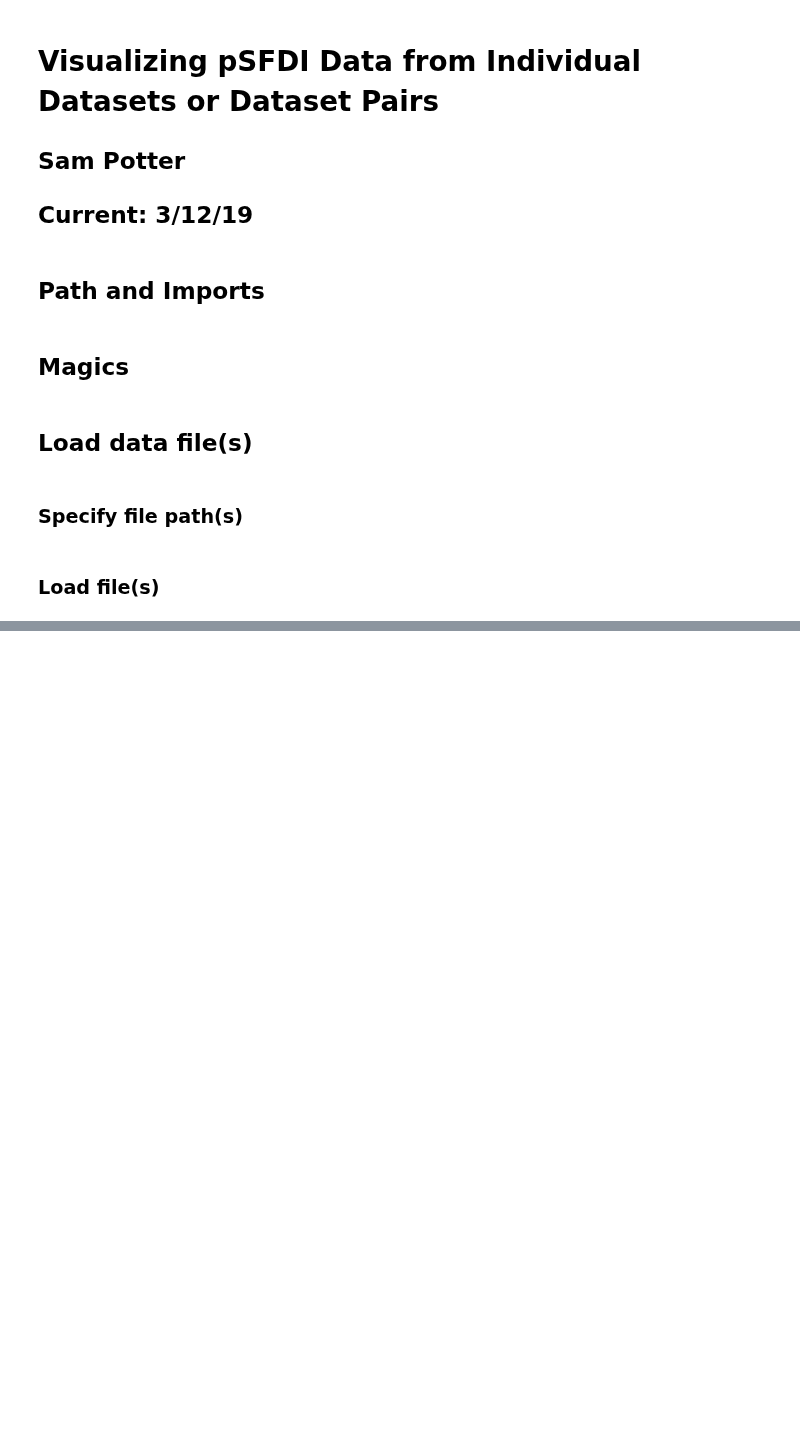
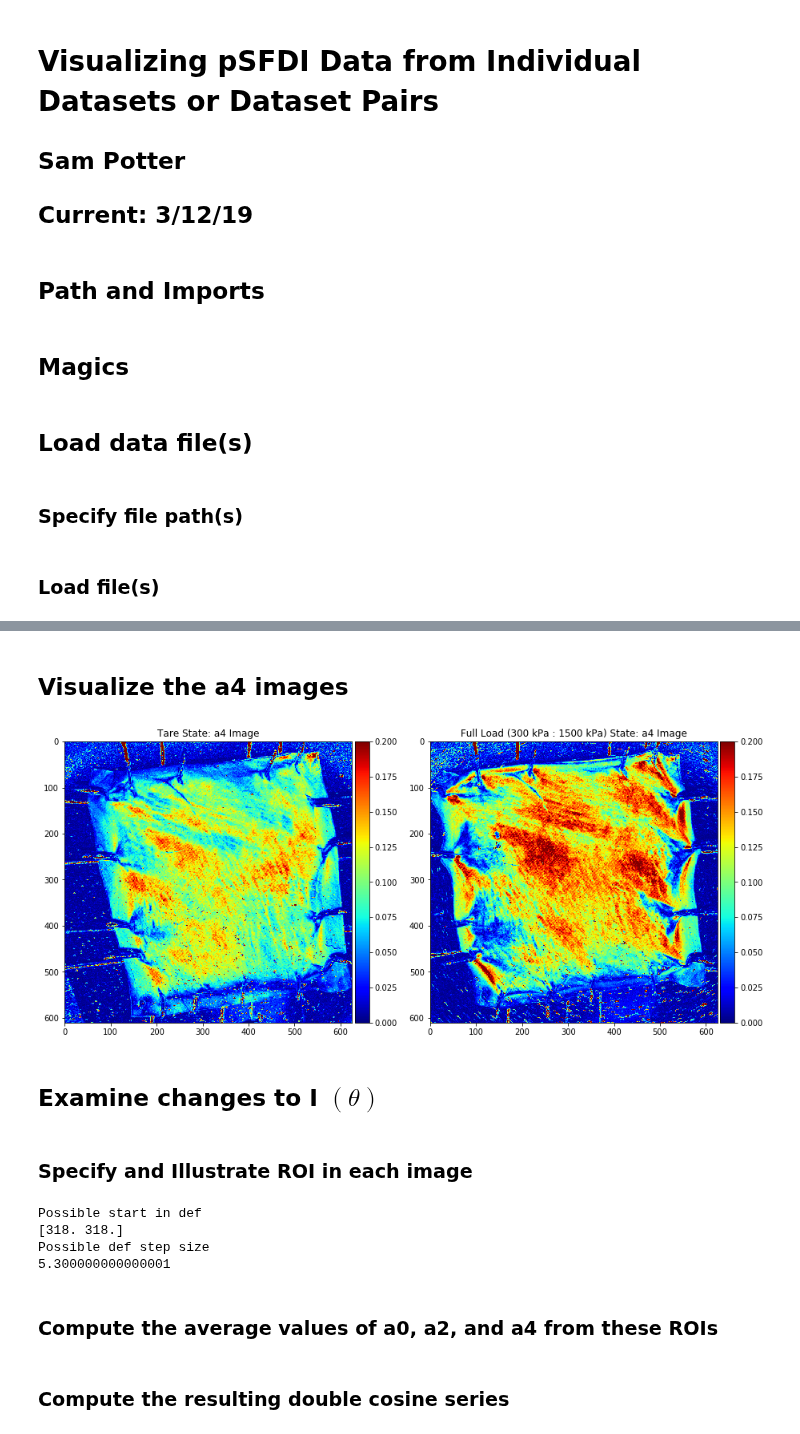
Before and after one commit to mfkiwl/splineDIC, a Jupyter notebook: notebooks/report/stp_report_pSFDI_data_viz.ipynb, the cells around one changed output, grey strips where cells are left out. Drawn from its saved outputs; the diff is of its cells as text; code cells hidden in the pictures; blank space fills up the shorter version.

```diff
--- a/notebooks/report/stp_report_pSFDI_data_viz.ipynb
+++ b/notebooks/report/stp_report_pSFDI_data_viz.ipynb
@@ -34,0 +81,55 @@ s40_data = fileIO.read_mat_file(s40_data_path)
+# %% [markdown]
+## Visualize the a4 images
+# %%
+colorlimits = (0, 0.2)
+
+fig, (ax0, ax1) = plt.subplots(1, 2, figsize=(15, 15))
+im0 = ax0.imshow(tare_a4, cmap='jet')
+divider = make_axes_locatable(ax0)
+cax0 = divider.append_axes('right', size='5%', pad=0.05)
+fig.colorbar(im0, cax=cax0)
+im0.set_clim(colorlimits)
+ax0.set_title('Tare State: a4 Image')
+
+im1 = ax1.imshow(s40_a4, cmap='jet')
+divider = make_axes_locatable(ax1)
+cax1 = divider.append_axes('right', size='5%', pad=0.05)
+fig.colorbar(im1, cax=cax1)
+im1.set_clim(colorlimits)
+ax1.set_title('Full Load (300 kPa : 1500 kPa) State: a4 Image');
+# %% [output]
+[figure, added]
+# %% [markdown]
+## Examine changes to I $(\theta)$
+# %% [markdown]
+### Specify and Illustrate ROI in each image
+# %%
+# Scope appropriate size of ROI in refer and def images
+ref_pixel_size = 5
+ref_pixel_start = 300
+
+# Experimental F
+F = np.array([[1.06, 0],
+             [0, 1.06]])
+
+proposed_def_start = F @ np.array([ref_pixel_start, ref_pixel_start])
+
+print('Possible start in def')
+print(proposed_def_start)
+
+proposed_def_step = F[0, 0] * ref_pixel_size
+print('Possible def step size')
+print(proposed_def_step)
+
+# Specify
+def_pizel_start = 318
+def_pizel_size = 6
+# %% [output]
+Possible start in def
+[318. 318.]
+Possible def step size
+5.300000000000001
+# %% [markdown]
+### Compute the average values of a0, a2, and a4 from these ROIs
+# %% [markdown]
+### Compute the resulting double cosine series
```
Also changed, not shown: parts of 8 cells of this notebook.
